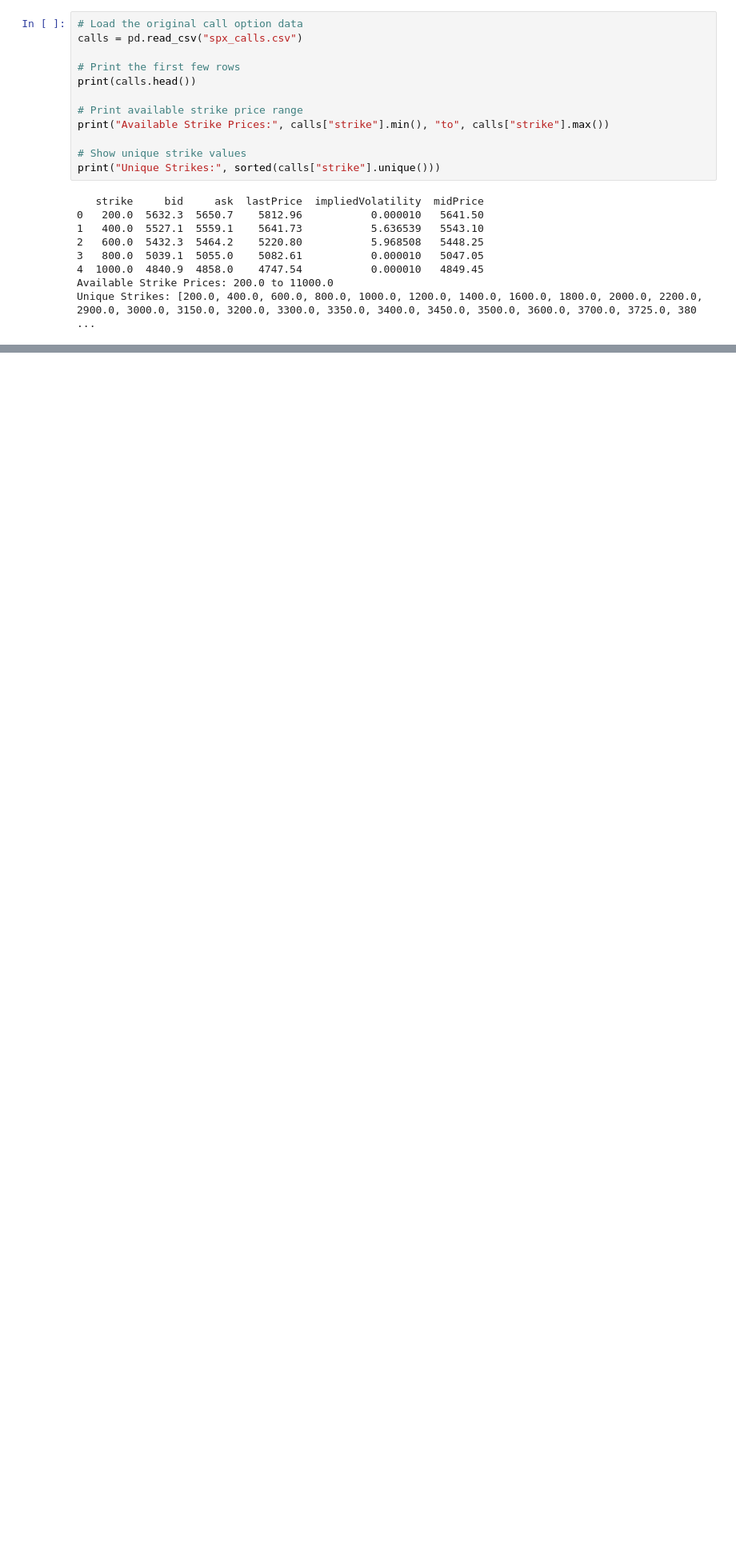
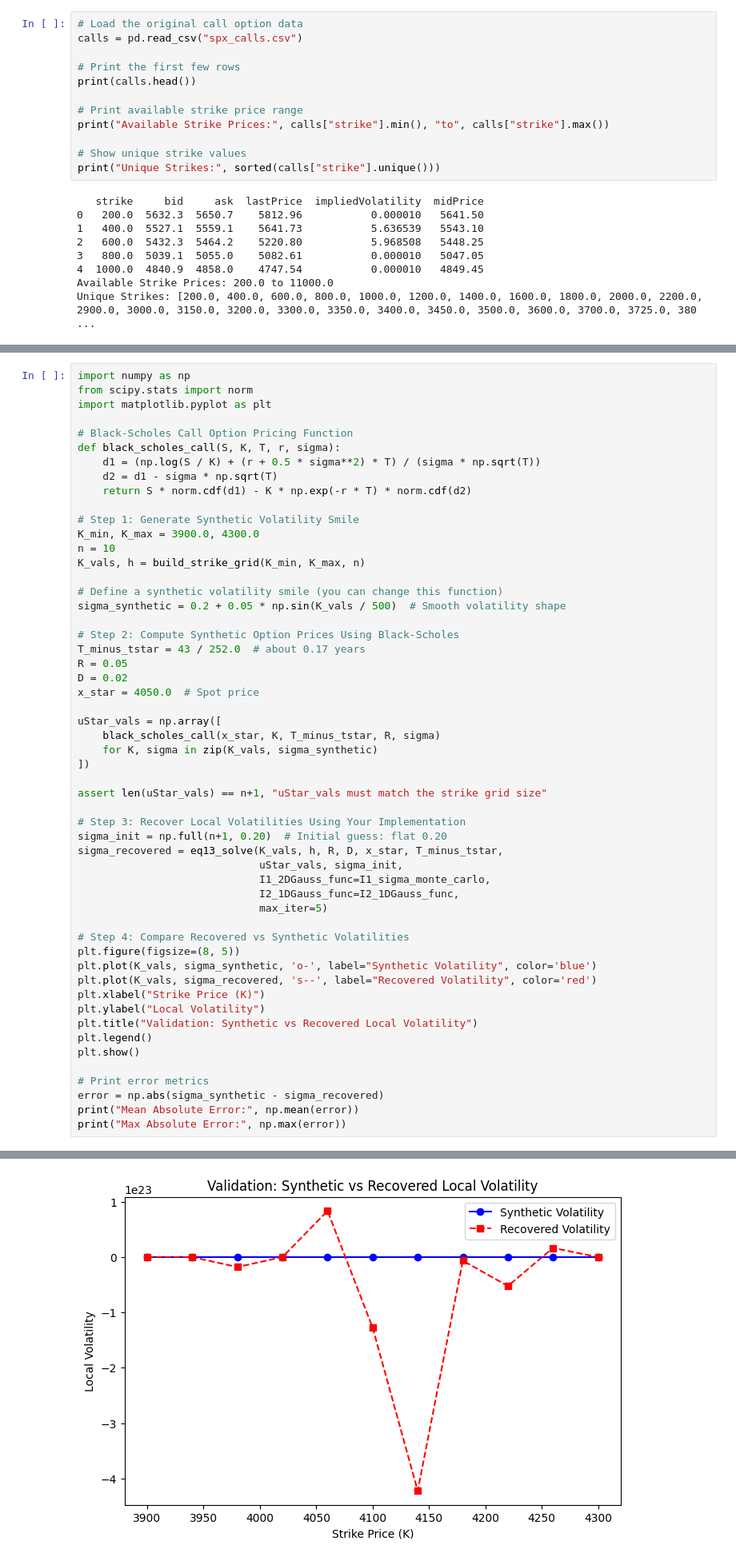
Before and after one commit to Sciotaku/MATH86FinalProj, a Jupyter notebook: inversemethod.ipynb, the cells around one changed output, grey strips where cells are left out. Shown at 80% size. Saved outputs shown, nothing was run; the diff lists cells and outputs as text; blank space fills up the shorter version.

```diff
--- a/inversemethod.ipynb
+++ b/inversemethod.ipynb
@@ -590,0 +592,55 @@ K grid: [3900. 4000. 4100. 4200. 4300.] h= 100.0
+# %%
+import numpy as np
+from scipy.stats import norm
+import matplotlib.pyplot as plt
+
+# Black-Scholes Call Option Pricing Function
+def black_scholes_call(S, K, T, r, sigma):
+    d1 = (np.log(S / K) + (r + 0.5 * sigma**2) * T) / (sigma * np.sqrt(T))
+    d2 = d1 - sigma * np.sqrt(T)
+    return S * norm.cdf(d1) - K * np.exp(-r * T) * norm.cdf(d2)
+
+# Step 1: Generate Synthetic Volatility Smile
+K_min, K_max = 3900.0, 4300.0
+n = 10
+K_vals, h = build_strike_grid(K_min, K_max, n)
+
+# Define a synthetic volatility smile (you can change this function)
+sigma_synthetic = 0.2 + 0.05 * np.sin(K_vals / 500)  # Smooth volatility shape
+
+# Step 2: Compute Synthetic Option Prices Using Black-Scholes
+T_minus_tstar = 43 / 252.0  # about 0.17 years
+R = 0.05
+D = 0.02
+x_star = 4050.0  # Spot price
+
+uStar_vals = np.array([
+    black_scholes_call(x_star, K, T_minus_tstar, R, sigma)
+    for K, sigma in zip(K_vals, sigma_synthetic)
+])
+
+assert len(uStar_vals) == n+1, "uStar_vals must match the strike grid size"
+
+# Step 3: Recover Local Volatilities Using Your Implementation
+sigma_init = np.full(n+1, 0.20)  # Initial guess: flat 0.20
+sigma_recovered = eq13_solve(K_vals, h, R, D, x_star, T_minus_tstar,
+                             uStar_vals, sigma_init,
+                             I1_2DGauss_func=I1_sigma_monte_carlo,
+                             I2_1DGauss_func=I2_1DGauss_func,
+                             max_iter=5)
+
+# Step 4: Compare Recovered vs Synthetic Volatilities
+plt.figure(figsize=(8, 5))
+plt.plot(K_vals, sigma_synthetic, 'o-', label="Synthetic Volatility", color='blue')
+plt.plot(K_vals, sigma_recovered, 's--', label="Recovered Volatility", color='red')
+plt.xlabel("Strike Price (K)")
+plt.ylabel("Local Volatility")
+plt.title("Validation: Synthetic vs Recovered Local Volatility")
+plt.legend()
+plt.show()
+
+# Print error metrics
+error = np.abs(sigma_synthetic - sigma_recovered)
+print("Mean Absolute Error:", np.mean(error))
+print("Max Absolute Error:", np.max(error))
+# %% [output]
@@ -590,0 +652 @@ K grid: [3900. 4000. 4100. 4200. 4300.] h= 100.0
+[figure, added]
```
Also changed, not shown: parts of 4 cells of this notebook, 5 other files.
